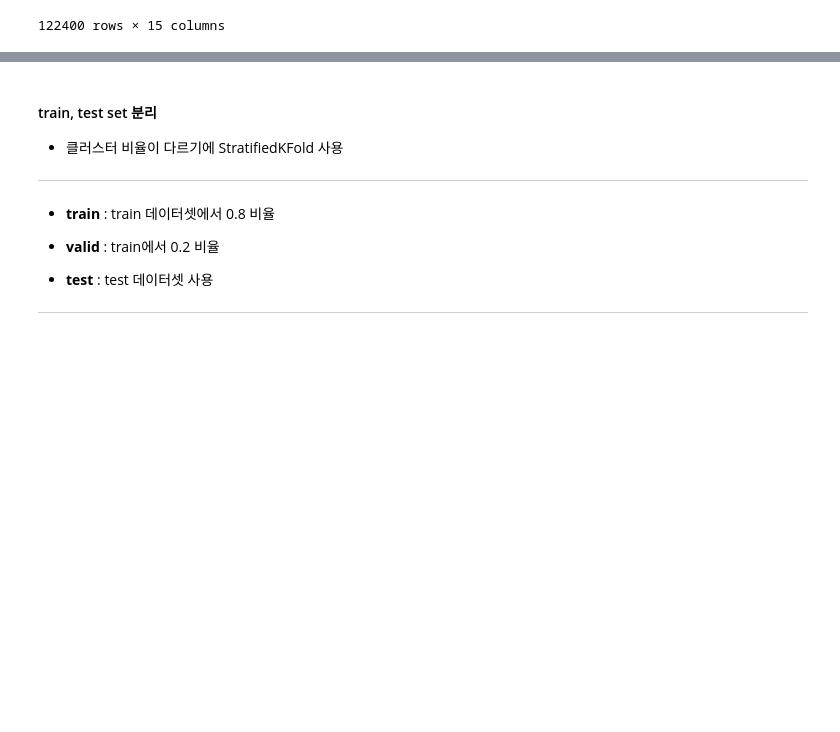
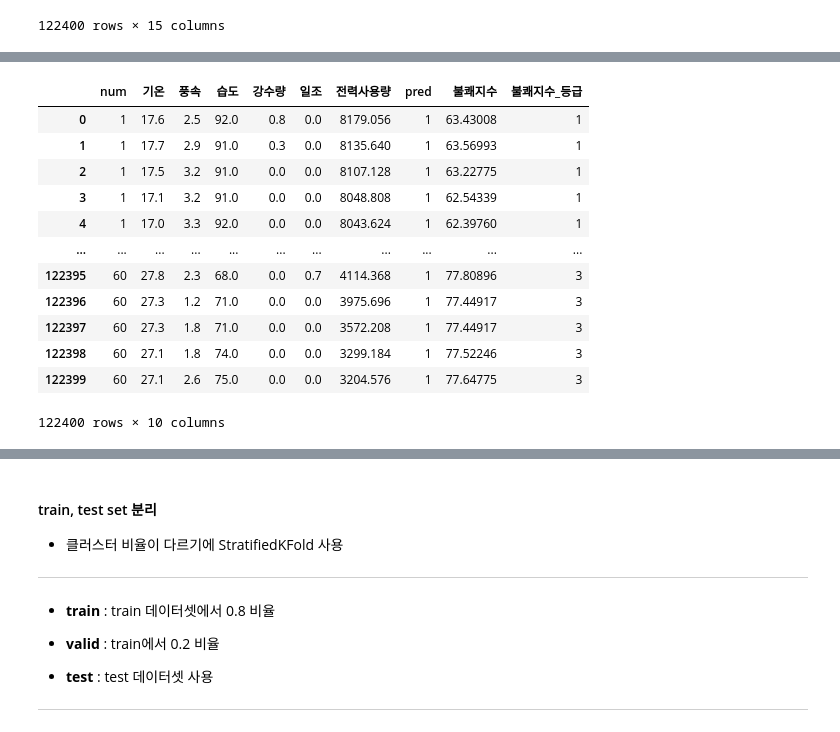
Before and after one commit to JEONSUN/Dacon-Project-kWh-Predict, a Jupyter notebook: 전력량 예측.ipynb, the cells around one changed output, grey strips where cells are left out. Cells and saved outputs as stored; diff of their text form; code cells hidden in the pictures; blank space fills up the shorter version.

```diff
--- a/전력량 예측.ipynb
+++ b/전력량 예측.ipynb
@@ -677,0 +707,10 @@ for i in range(1,60) :
+# %%
+for idx,i in enumerate(copy_train['불쾌지수']) :
+    if i < 68 :
+        copy_train.loc[idx,'불쾌지수_등급'] = 1
+    elif i < 75 :
+        copy_train.loc[idx,'불쾌지수_등급'] = 2
+    elif i < 80 :
+        copy_train.loc[idx,'불쾌지수_등급'] = 3
+    else :
+        copy_train.loc[idx,'불쾌지수_등급'] = 4
@@ -677,0 +727,16 @@ for i in range(1,60) :
+# %%
+copy_train
+# %% [output]
+|  | num | 기온 | 풍속 | 습도 | 강수량 | 일조 | 전력사용량 | pred | 불쾌지수 | 불쾌지수_등급 |
+| 0 | 1 | 17.6 | 2.5 | 92.0 | 0.8 | 0.0 | 8179.056 | 1 | 63.43008 | 1 |
+| 1 | 1 | 17.7 | 2.9 | 91.0 | 0.3 | 0.0 | 8135.640 | 1 | 63.56993 | 1 |
+| 2 | 1 | 17.5 | 3.2 | 91.0 | 0.0 | 0.0 | 8107.128 | 1 | 63.22775 | 1 |
+| 3 | 1 | 17.1 | 3.2 | 91.0 | 0.0 | 0.0 | 8048.808 | 1 | 62.54339 | 1 |
+| 4 | 1 | 17.0 | 3.3 | 92.0 | 0.0 | 0.0 | 8043.624 | 1 | 62.39760 | 1 |
+| ... | ... | ... | ... | ... | ... | ... | ... | ... | ... | ... |
+| 122395 | 60 | 27.8 | 2.3 | 68.0 | 0.0 | 0.7 | 4114.368 | 1 | 77.80896 | 3 |
+| 122396 | 60 | 27.3 | 1.2 | 71.0 | 0.0 | 0.0 | 3975.696 | 1 | 77.44917 | 3 |
+| 122397 | 60 | 27.3 | 1.8 | 71.0 | 0.0 | 0.0 | 3572.208 | 1 | 77.44917 | 3 |
+| 122398 | 60 | 27.1 | 1.8 | 74.0 | 0.0 | 0.0 | 3299.184 | 1 | 77.52246 | 3 |
+| 122399 | 60 | 27.1 | 2.6 | 75.0 | 0.0 | 0.0 | 3204.576 | 1 | 77.64775 | 3 |
+122400 rows × 10 columns
```
Also changed, not shown: parts of 21 cells of this notebook, 2 other files.
